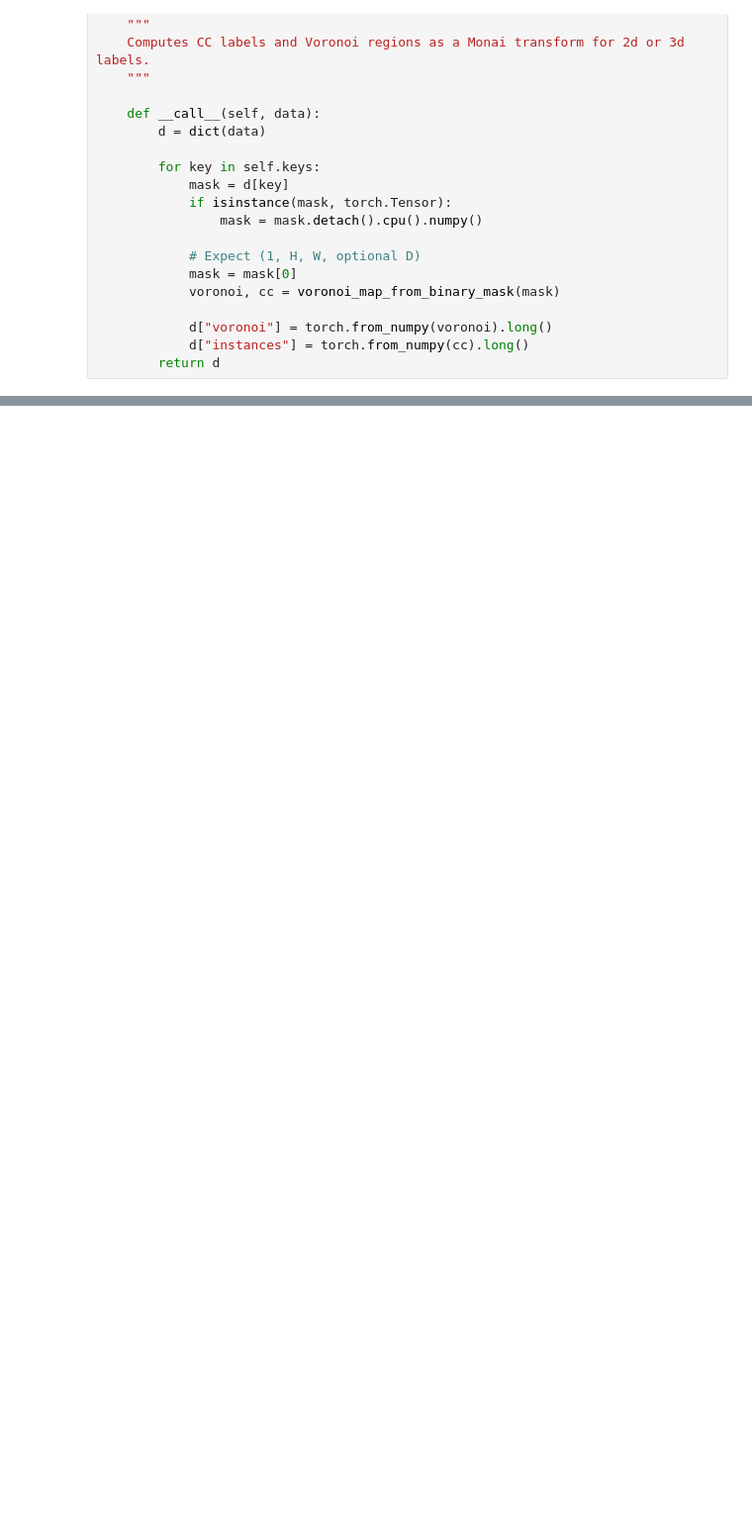
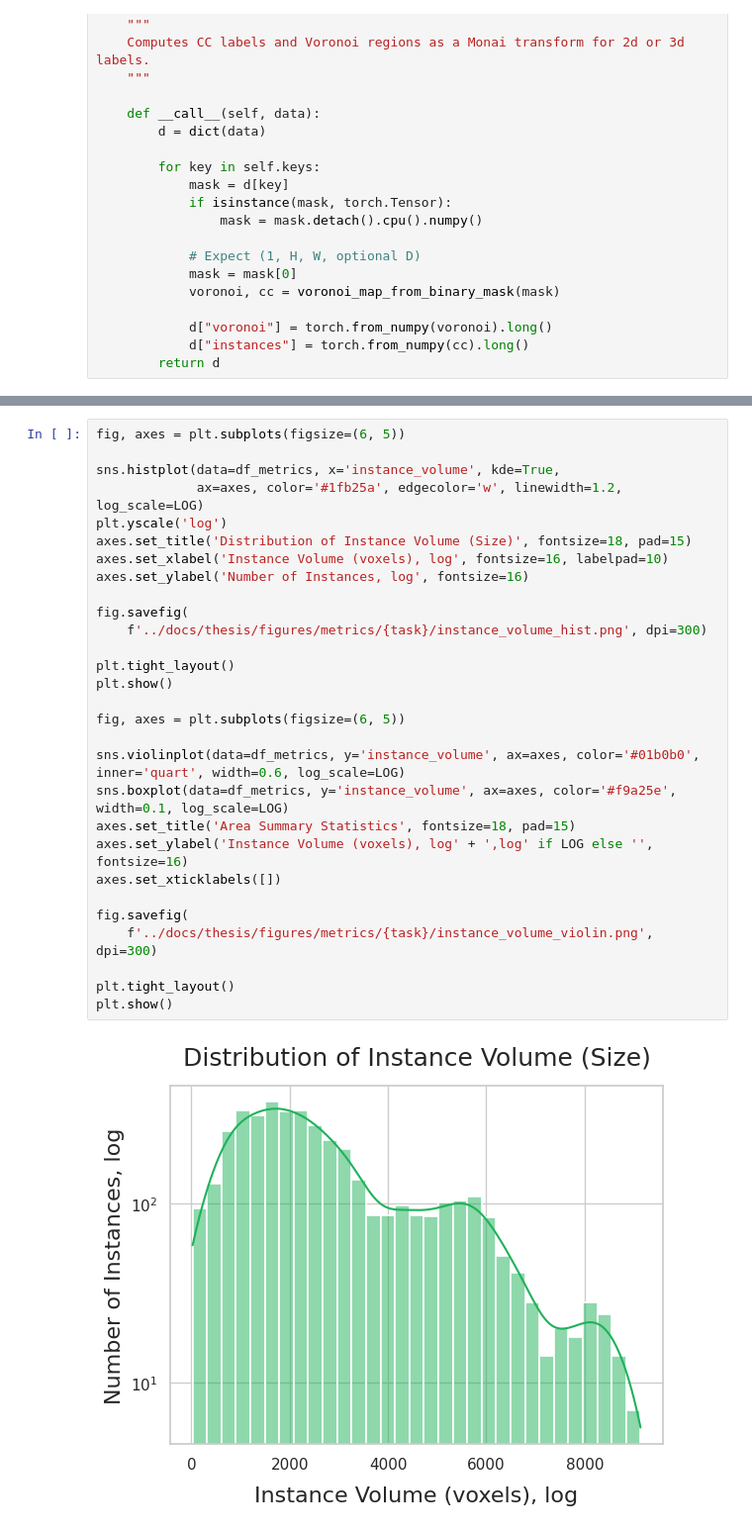
Before and after one commit to ossner/VoronoiLoss, a Jupyter notebook: notebooks/dataset_instance_metrics.ipynb, the cells around one changed output, grey strips where cells are left out. Shown at 99% size. Drawn from its saved outputs; the diff is of its cells as text; blank space fills up the shorter version.

```diff
--- a/notebooks/dataset_instance_metrics.ipynb
+++ b/notebooks/dataset_instance_metrics.ipynb
@@ -315,0 +463,31 @@ print(df_metrics.head())
+# %%
+fig, axes = plt.subplots(figsize=(6, 5))
+
+sns.histplot(data=df_metrics, x='instance_volume', kde=True,
+             ax=axes, color='#1fb25a', edgecolor='w', linewidth=1.2, log_scale=LOG)
+plt.yscale('log')
+axes.set_title('Distribution of Instance Volume (Size)', fontsize=18, pad=15)
+axes.set_xlabel('Instance Volume (voxels), log', fontsize=16, labelpad=10)
+axes.set_ylabel('Number of Instances, log', fontsize=16)
+
+fig.savefig(
+    f'../docs/thesis/figures/metrics/{task}/instance_volume_hist.png', dpi=300)
+
+plt.tight_layout()
+plt.show()
+
+fig, axes = plt.subplots(figsize=(6, 5))
+
+sns.violinplot(data=df_metrics, y='instance_volume', ax=axes, color='#01b0b0', inner='quart', width=0.6, log_scale=LOG)
+sns.boxplot(data=df_metrics, y='instance_volume', ax=axes, color='#f9a25e', width=0.1, log_scale=LOG)
+axes.set_title('Area Summary Statistics', fontsize=18, pad=15)
+axes.set_ylabel('Instance Volume (voxels), log' + ',log' if LOG else '', fontsize=16)
+axes.set_xticklabels([])
+
+fig.savefig(
+    f'../docs/thesis/figures/metrics/{task}/instance_volume_violin.png', dpi=300)
+
+plt.tight_layout()
+plt.show()
+# %% [output]
+[figure, added]
```
Also changed, not shown: parts of 8 cells of this notebook.
